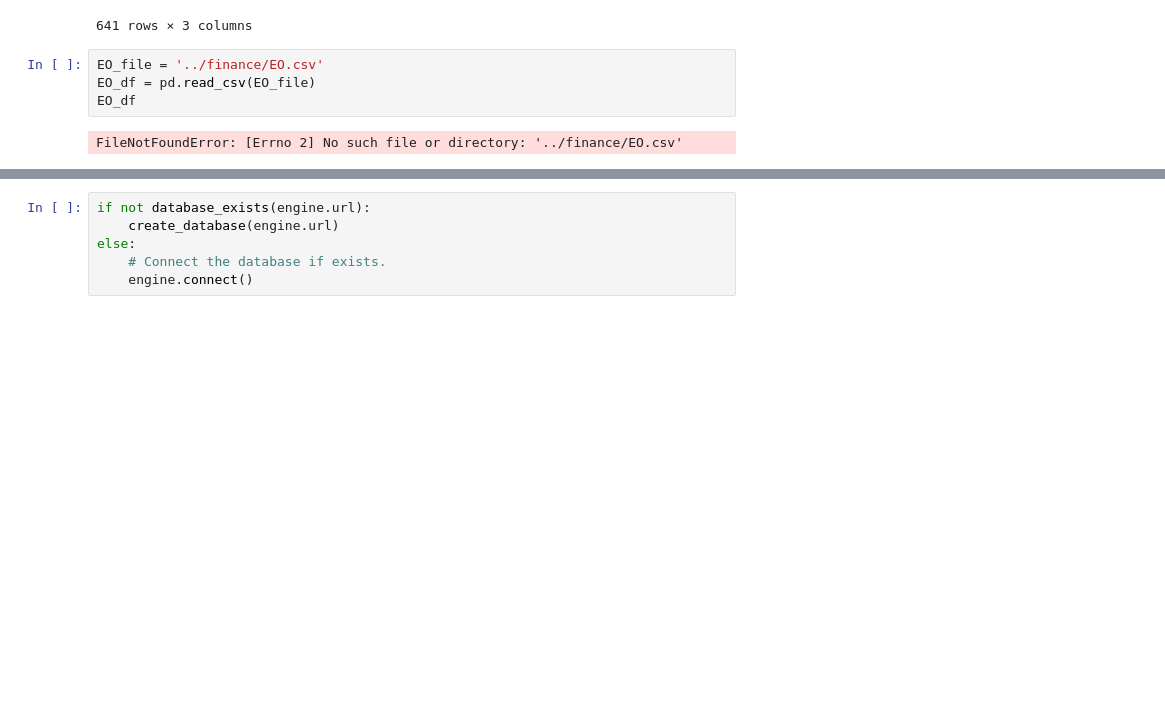
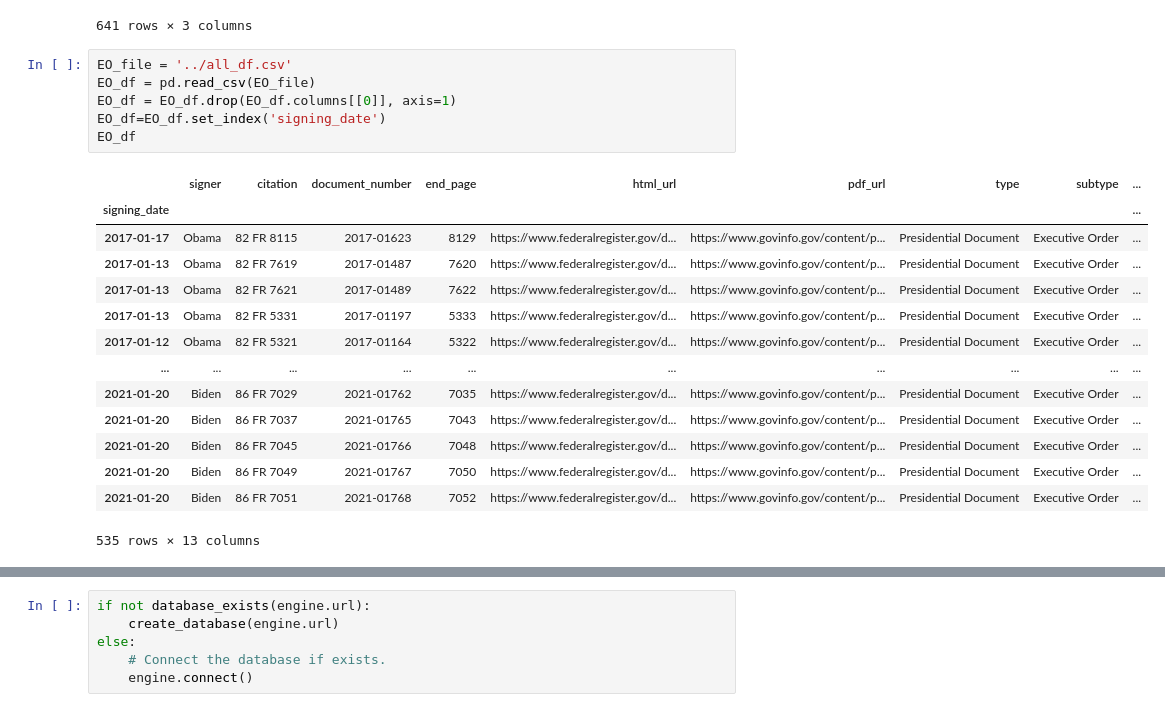
Before and after one commit to AIndian/ETL-Project, a Jupyter notebook: Load/SQLLoad.ipynb, the cells around one changed output, grey strips where cells are left out. Cells and saved outputs as stored; diff of their text form; blank space fills up the shorter version.

```diff
--- a/Load/SQLLoad.ipynb
+++ b/Load/SQLLoad.ipynb
@@ -24,9 +26,24 @@ dia_df
 | 2009-01-09 | 64.4949 | 86.14 | 144170225 |
 641 rows × 3 columns
 # %%
-EO_file = '../finance/EO.csv'
+EO_file = '../all_df.csv'
 EO_df = pd.read_csv(EO_file)
+EO_df = EO_df.drop(EO_df.columns[[0]], axis=1)
+EO_df=EO_df.set_index('signing_date')
 EO_df
 # %% [output]
+|  | signer | citation | document_number | end_page | html_url | pdf_url | type | subtype | ... |
+| signing_date |  |  |  |  |  |  |  |  | ... |
+| 2017-01-17 | Obama | 82 FR 8115 | 2017-01623 | 8129 | https://www.federalregister.gov/d... | https://www.govinfo.gov/content/p... | Presidential Document | Executive Order | ... |
+| 2017-01-13 | Obama | 82 FR 7619 | 2017-01487 | 7620 | https://www.federalregister.gov/d... | https://www.govinfo.gov/content/p... | Presidential Document | Executive Order | ... |
+| 2017-01-13 | Obama | 82 FR 7621 | 2017-01489 | 7622 | https://www.federalregister.gov/d... | https://www.govinfo.gov/content/p... | Presidential Document | Executive Order | ... |
+| 2017-01-13 | Obama | 82 FR 5331 | 2017-01197 | 5333 | https://www.federalregister.gov/d... | https://www.govinfo.gov/content/p... | Presidential Document | Executive Order | ... |
+| 2017-01-12 | Obama | 82 FR 5321 | 2017-01164 | 5322 | https://www.federalregister.gov/d... | https://www.govinfo.gov/content/p... | Presidential Document | Executive Order | ... |
+| ... | ... | ... | ... | ... | ... | ... | ... | ... | ... |
+| 2021-01-20 | Biden | 86 FR 7029 | 2021-01762 | 7035 | https://www.federalregister.gov/d... | https://www.govinfo.gov/content/p... | Presidential Document | Executive Order | ... |
+| 2021-01-20 | Biden | 86 FR 7037 | 2021-01765 | 7043 | https://www.federalregister.gov/d... | https://www.govinfo.gov/content/p... | Presidential Document | Executive Order | ... |
+| 2021-01-20 | Biden | 86 FR 7045 | 2021-01766 | 7048 | https://www.federalregister.gov/d... | https://www.govinfo.gov/content/p... | Presidential Document | Executive Order | ... |
+| 2021-01-20 | Biden | 86 FR 7049 | 2021-01767 | 7050 | https://www.federalregister.gov/d... | https://www.govinfo.gov/content/p... | Presidential Document | Executive Order | ... |
+| 2021-01-20 | Biden | 86 FR 7051 | 2021-01768 | 7052 | https://www.federalregister.gov/d... | https://www.govinfo.gov/content/p... | Presidential Document | Executive Order | ... |
-FileNotFoundError: [Errno 2] No such file or directory: '../finance/EO.csv'
+535 rows × 13 columns
 # %%
```
Also changed, not shown: parts of 4 cells of this notebook.
